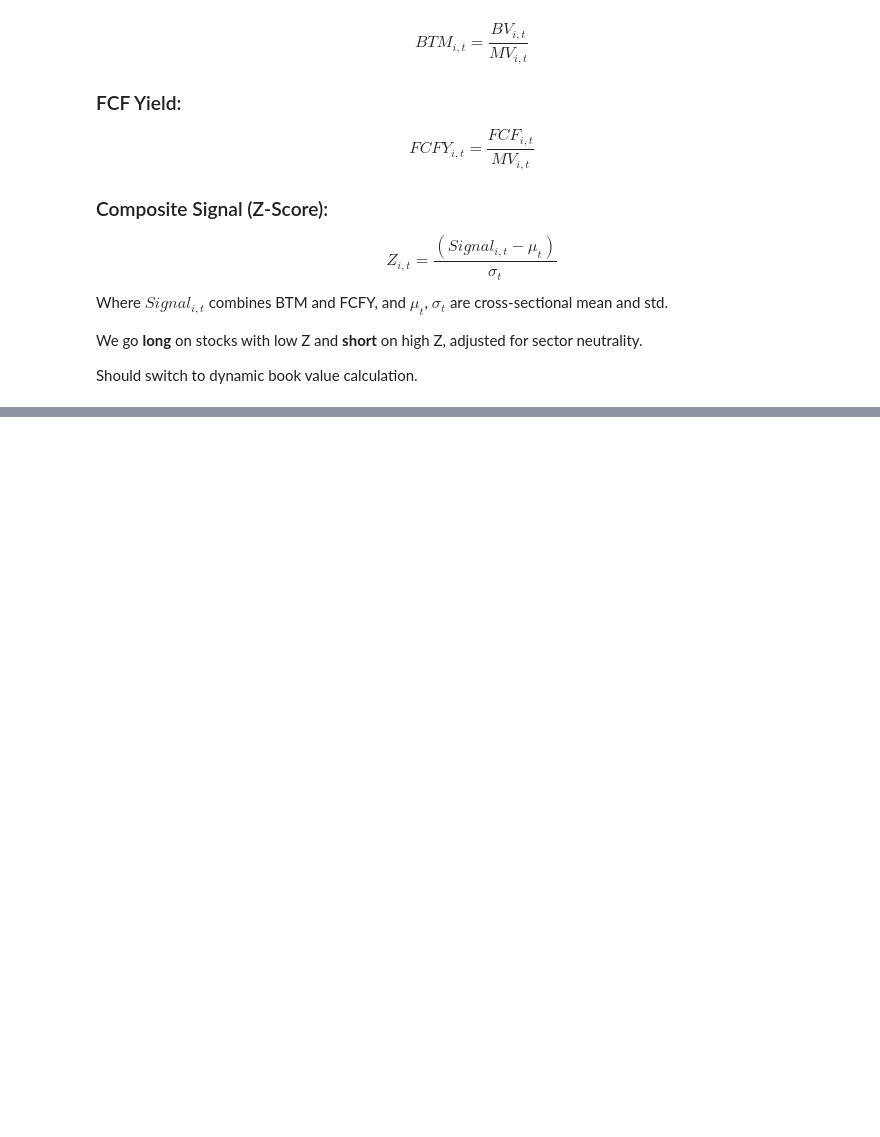
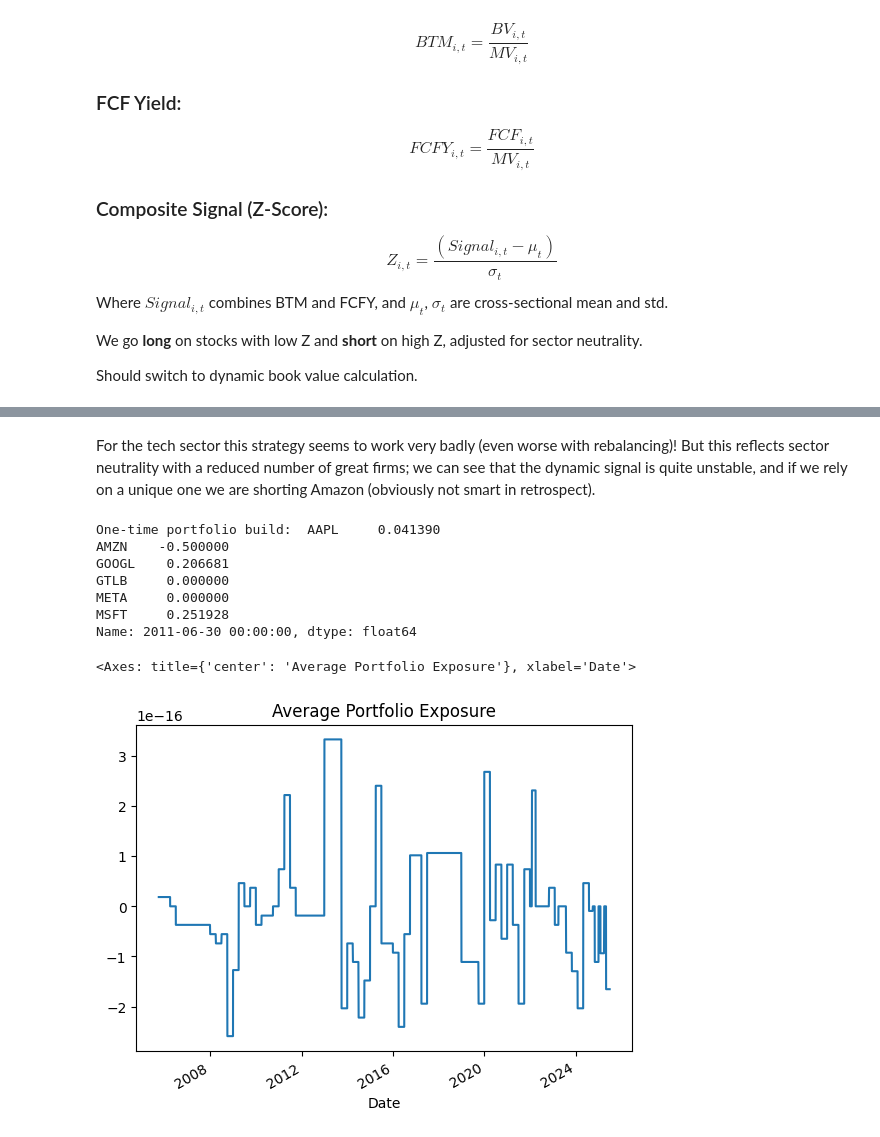
Before and after one commit to teopozzii/fmm1, a Jupyter notebook: arbitrage_btm.ipynb, the cells around one changed output, grey strips where cells are left out. Cells and saved outputs as stored; diff of their text form; code cells hidden in the pictures; blank space fills up the shorter version.

Commit message:
Complete btm strategy

```diff
--- a/arbitrage_btm.ipynb
+++ b/arbitrage_btm.ipynb
@@ -206,3 +238,35 @@ net_cum_return = (1 + net_return).cumprod()
+# %%
+sector_map = pd.Series(sectors.values)
+z_sector_adj = z_btm.copy()
+for date in z_btm.index:
+    for sector in sector_map.unique():
+        tickers_in_sector = sector_map[sector_map == sector].index
+        if len(tickers_in_sector) >= 2:
+            sector_mean = z_btm.loc[date, tickers_in_sector].mean()
+            z_sector_adj.loc[date, tickers_in_sector] -= sector_mean
+
+# Apply quality filters
+quality = pd.Series(accruals).apply(lambda x: abs(x) < 0.25) & (earnings[ticker] > 0)
+filtered_tickers = quality[quality].index
+
+# for rebalancing every quarter
+signal = z_sector_adj[filtered_tickers].shift(1)
+signal = signal.reindex(close_prices.index).ffill()
+
+# Assume we begin at an arbitrary date
+DATE = '2011-06-30'
+initial_signal = z_sector_adj.loc[DATE, filtered_tickers]
+initial_signal = initial_signal / initial_signal.abs().sum() # normalize
+signal_df = pd.DataFrame(index=close_prices.index, columns=initial_signal.index)
+signal_df[:] = initial_signal.values
+
+returns = close_prices[filtered_tickers].pct_change().loc[signal.index]
+daily_return = (signal_df * returns).mean(axis=1)
+daily_return = daily_return.loc[next_quarter(DATE):]
+gross_return = (1 + daily_return).cumprod()
+net_return = daily_return
+net_return.loc[next_quarter(DATE)] -= TRANSACTION_COST # when th first return will be realized
+net_cum_return = (1 + net_return).cumprod()
 # %%
 plt.figure(figsize=(12, 6))
 plt.plot(gross_return, label='Gross Return')
@@ -216,0 +283,17 @@ plt.show()
+# %% [markdown]
+For the tech sector this strategy seems to work very badly (even worse with rebalancing)!
+But this reflects sector neutrality with a reduced number of great firms; we can see that the dynamic signal is quite unstable, and if we rely on a unique one we are shorting Amazon (obviously not smart in retrospect).
+# %%
+print("One-time portfolio build: ", initial_signal)
+
+signal.mean(axis=1).plot(title="Average Portfolio Exposure")
+# %% [output]
+One-time portfolio build:  AAPL     0.041390
+AMZN    -0.500000
+GOOGL    0.206681
+GTLB     0.000000
+META     0.000000
+MSFT     0.251928
+Name: 2011-06-30 00:00:00, dtype: float64
+<Axes: title={'center': 'Average Portfolio Exposure'}, xlabel='Date'>
+[figure, added]
```
Also changed, not shown: parts of 8 cells of this notebook, 1 other file.
